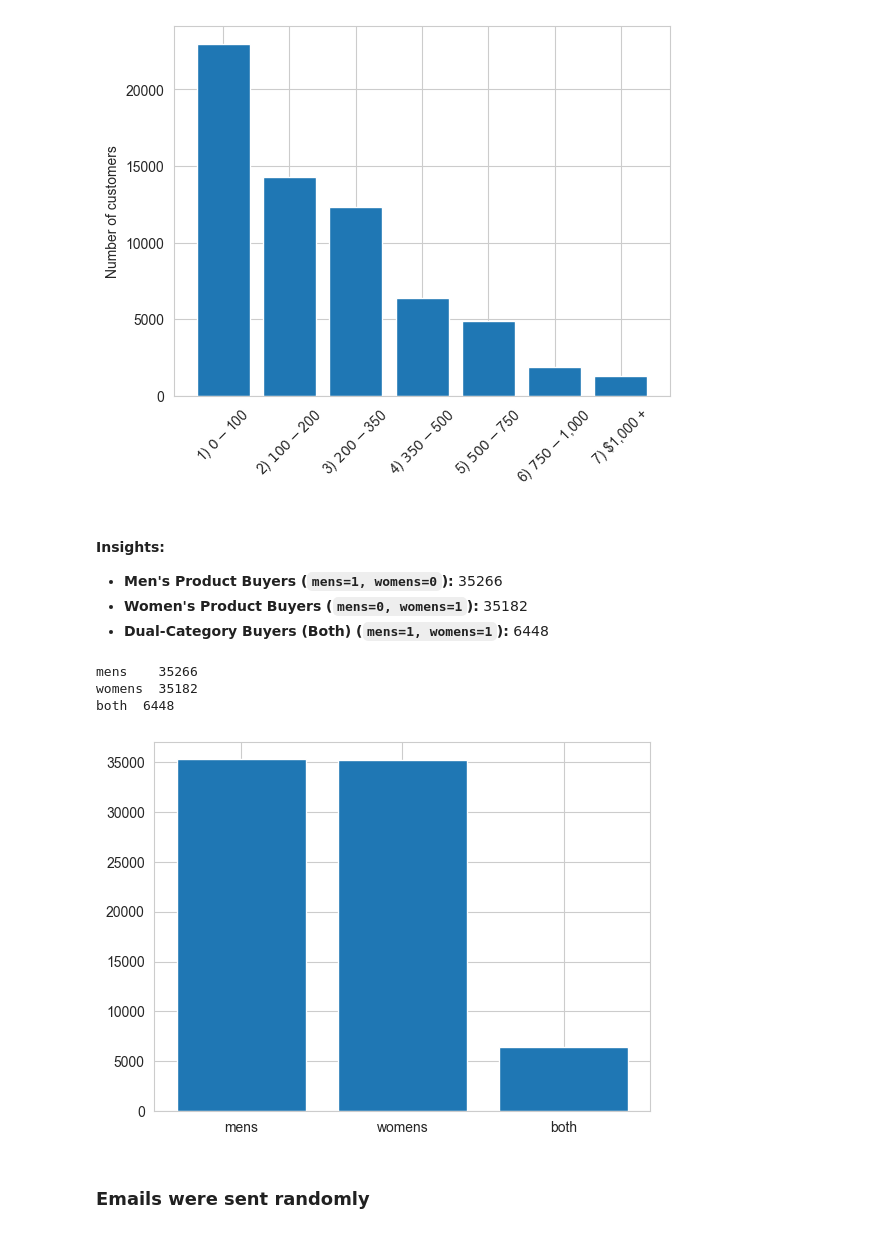
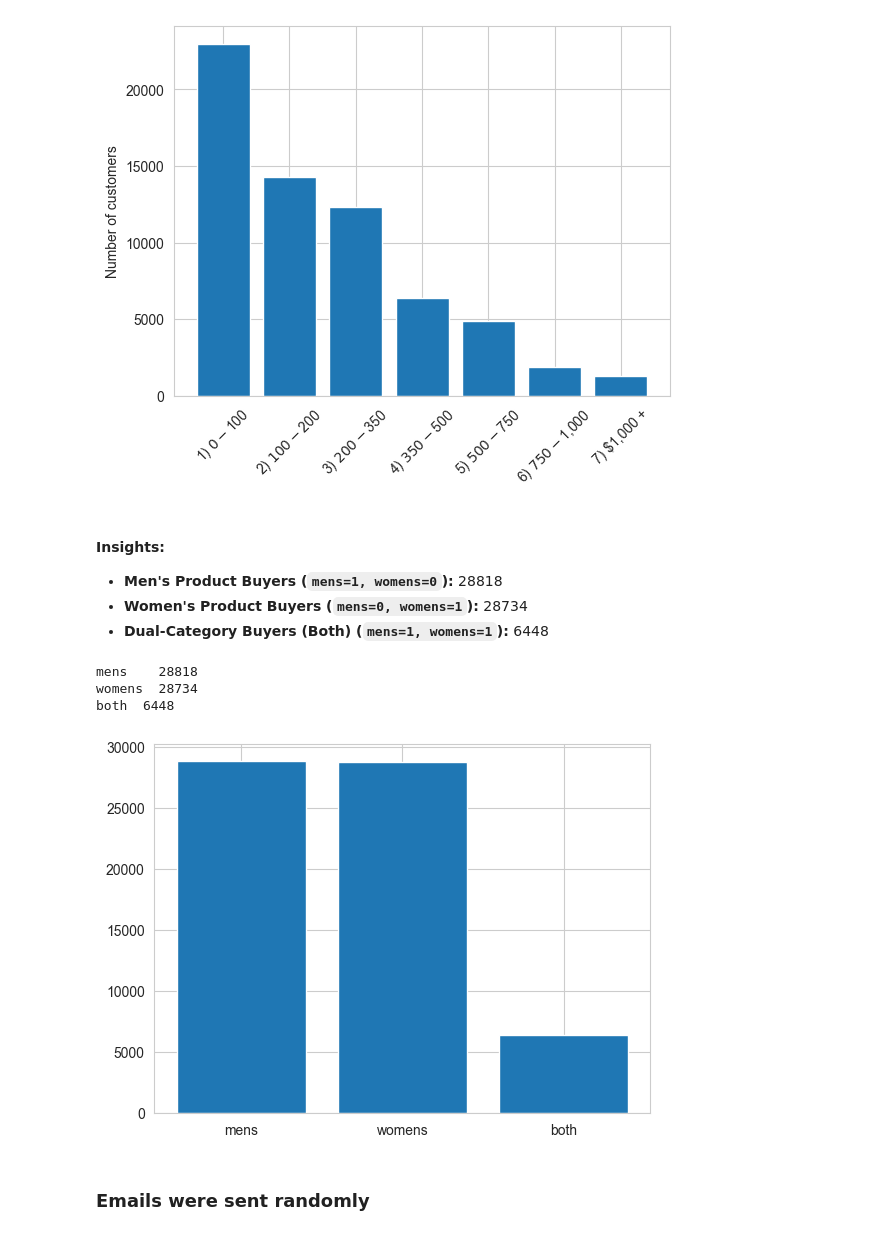
Before and after one commit to Fatemenamdar20/Project02-Customer-Analytics, a Jupyter notebook: Customer-Analytics.ipynb, the cells around one changed output. Saved outputs shown, nothing was run; the diff lists cells and outputs as text; code cells hidden in the pictures.

```diff
--- a/Customer-Analytics.ipynb
+++ b/Customer-Analytics.ipynb
@@ -293,24 +293,24 @@ Name: count, dtype: int64
 [figure]
 # %% [markdown]
 #### Insights:
-- **Men's Product Buyers (`mens=1, womens=0`):** 35266
-- **Women's Product Buyers (`mens=0, womens=1`):** 35182
+- **Men's Product Buyers (`mens=1, womens=0`):** 28818
+- **Women's Product Buyers (`mens=0, womens=1`):** 28734
 - **Dual-Category Buyers (Both) (`mens=1, womens=1`):** 6448
 # %%
-mens = (df["mens"] == 1).sum()
-womens = (df["womens"] == 1).sum()
+mens = ((df["mens"] == 1) & (df["womens"] == 0)).sum()
+womens = ((df["womens"] == 1) & (df["mens"] == 0)).sum()
 both = ((df["mens"]== 1) & (df["womens"] == 1)).sum()
 
 cat = ["mens", "womens", "both"]
 counts = [mens, womens, both]
 print(f'mens    {mens}\nwomens  {womens}\nboth  {both}')
 plt.bar(cat, counts)
 plt.show()
 # %% [output]
-mens    35266
-womens  35182
+mens    28818
+womens  28734
 both  6448
-[figure, old version]
+[figure, new version]
 # %% [markdown]
 ### Emails were sent randomly
 # %%
```
Also changed, not shown: parts of 10 cells of this notebook.
